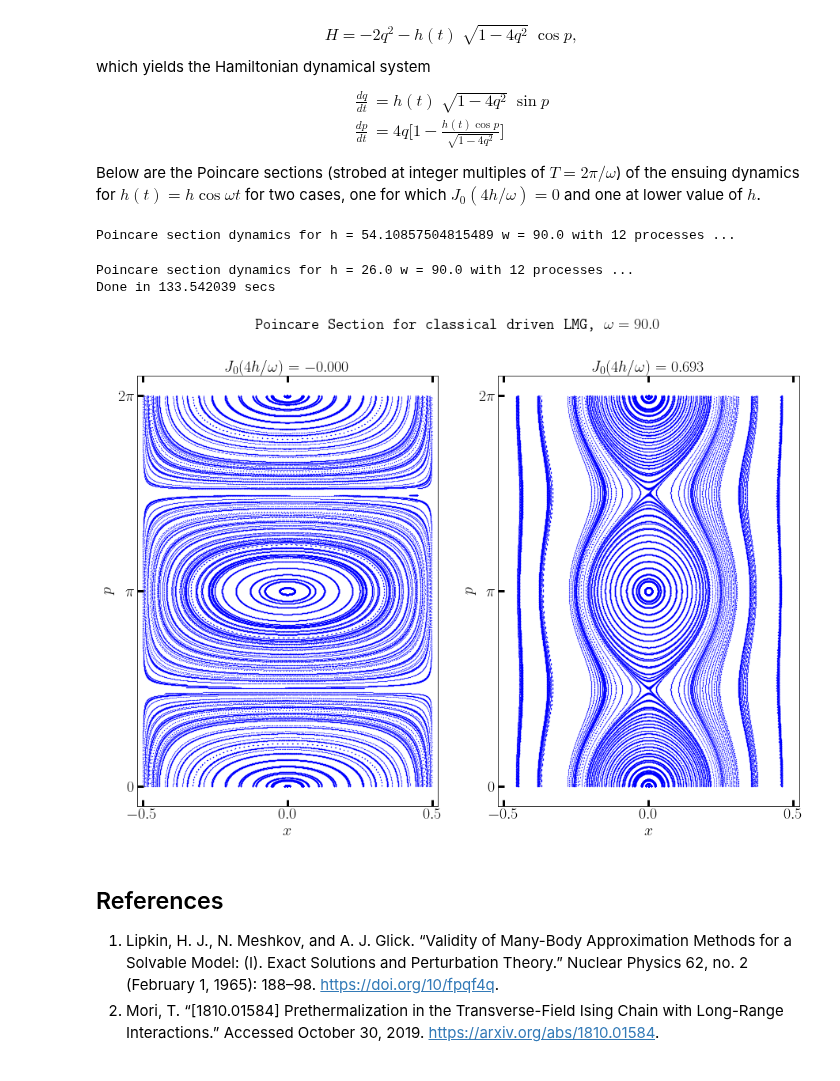
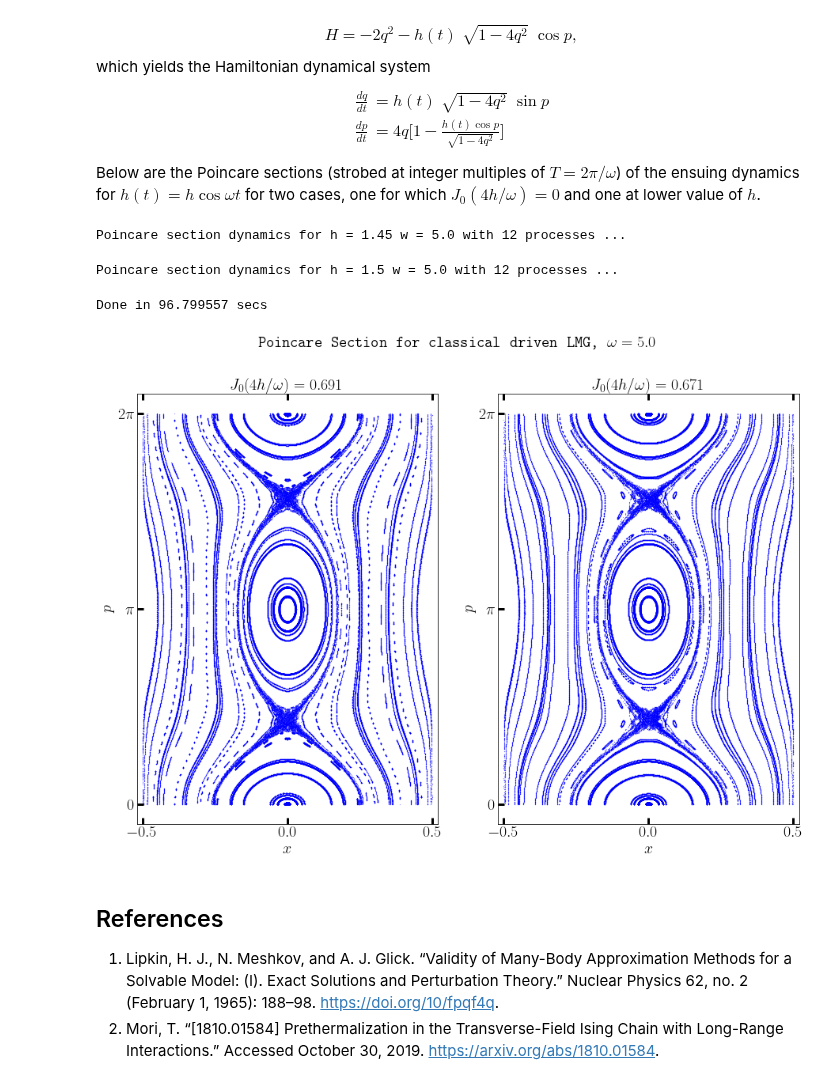
Before and after one commit to hariseldon99/periodic_lipkin, a Jupyter notebook: lipkin.ipynb, the cells around one changed output. Saved outputs shown, nothing was run; the diff lists cells and outputs as text; code cells hidden in the pictures.

```diff
--- a/lipkin.ipynb
+++ b/lipkin.ipynb
@@ -314,12 +314,16 @@ fs = 20
 
 # Drive parameters
 h0 = 0.0
-omega = 90.0
+#omega = 90
+omega = 5.0
 
-eta = jn_zeros(0,1)
-eta = eta[0]
-h_frz = eta * omega/4
-h_reg = 26.0
+#eta = jn_zeros(0,1)
+#eta = eta[0]
+#h_frz = eta * omega/4
+#h_reg = 26.0
+
+h_frz = 1.45
+h_reg = 1.5
 
 ampls = [h_frz, h_reg]
 
@@ -357,38 +361,38 @@ if __name__ == '__main__':
     p = Pool(processes = nprocs)
     start = time.time()
     n_ampls = len(ampls)
     fig, axs = plt.subplots(1, n_ampls, figsize=(15, 10))
     fig.suptitle(f'Poincare Section for classical driven LMG, $\omega = {omega}$', fontsize=fs)
     for i, h in enumerate(ampls):
         print(f"Poincare section dynamics for h = {h} w = {omega} with {nprocs} processes ...")
-        poincare_data = p.starmap(poincare_sec,[(x0, p0, nmax, (h0, h, omega)) for x0, p0 in zip(xv.flatten(), yv.flatten())])
+        poincare_data = p.starmap(poincare_sec,[(x0, p0, nmax, (h0, h, omega)) for x0, p0 in zip(xv.flatten(), pv.flatten())])
 
         poincare_data = np.vstack(poincare_data)
         qvals = poincare_data[:,0]
         pvals = poincare_data[:,1] % (2.0 * np.pi)
         axs[i].set_title(r'$J_0(4 h/\omega) = {:1.3f}$'.format(j0(4*h/omega)), fontsize=fs)
         axs[i].scatter(qvals, pvals , color='blue', marker='.', s=.1)
 
         axs[i].set_xlabel(r"$x$", fontsize=fs)
         x_tick = np.array([-0.5, 0.0, 0.5])
         axs[i].set_xticks(x_tick)
         axs[i].set_xlim(-0.52, 0.52)
 
         unit   = 1.0
         p_tick = np.arange(0.0, 2.0 + unit, unit)
         p_label = [r"$0$", r"$\pi$", r"$2\pi$"]
         axs[i].set_yticks(p_tick*np.pi, p_label, fontsize=20)
         axs[i].set_ylabel(r"$p$", fontsize=fs)
 
         axs[i].tick_params(direction='in', length=8, width=3, labelsize=fs)
 
 elapsed =  (time.time() - start)
 print("Done in %lf secs" % elapsed)
 # %% [output]
-Poincare section dynamics for h = 54.10857504815489 w = 90.0 with 12 processes ...
+Poincare section dynamics for h = 1.45 w = 5.0 with 12 processes ...
-Poincare section dynamics for h = 26.0 w = 90.0 with 12 processes ...
-Done in 133.542039 secs
+Poincare section dynamics for h = 1.5 w = 5.0 with 12 processes ...
+Done in 96.799557 secs
-[figure, old version]
+[figure, new version]
 # %% [markdown]
 ## References
 1. Lipkin, H. J., N. Meshkov, and A. J. Glick. “Validity of Many-Body Approximation Methods for a Solvable Model: (I). Exact Solutions and Perturbation Theory.” Nuclear Physics 62, no. 2 (February 1, 1965): 188–98. https://doi.org/10/fpqf4q.
```
